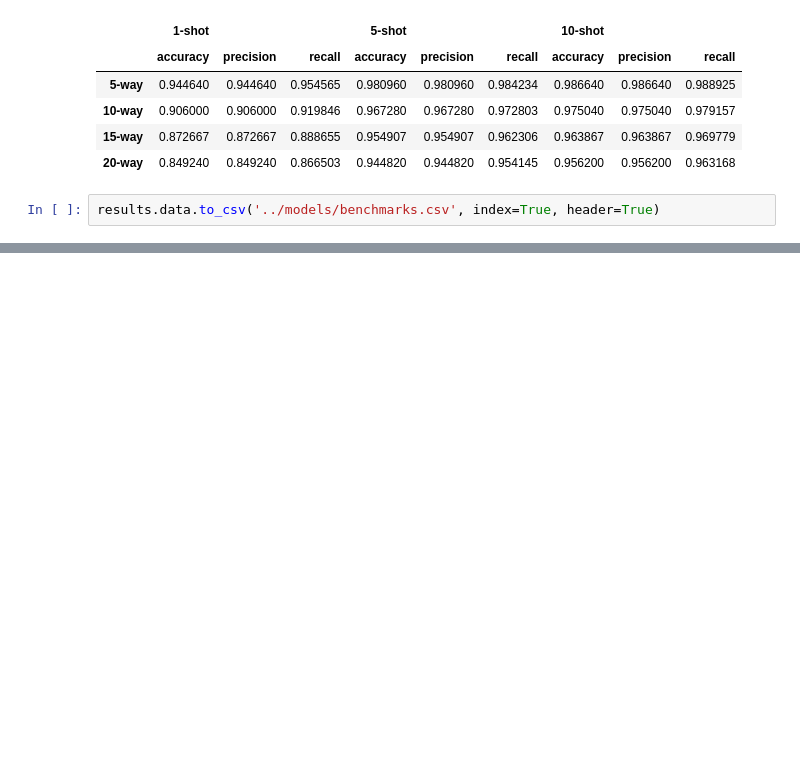
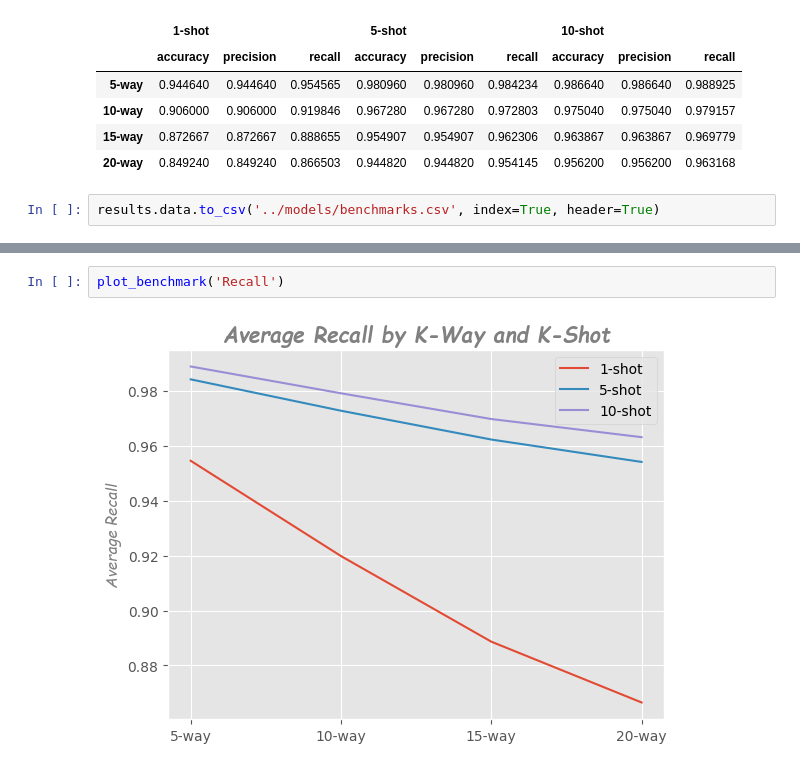
Before and after one commit to afhabibieee/car-attr-classifier, a Jupyter notebook: src/test.ipynb, the cells around one changed output, grey strips where cells are left out. Saved outputs shown, nothing was run; the diff lists cells and outputs as text; blank space fills up the shorter version.

```diff
--- a/src/test.ipynb
+++ b/src/test.ipynb
@@ -252,0 +282,4 @@ results.data.to_csv('../models/benchmarks.csv', index=True, header=True)
+# %%
+plot_benchmark('Recall')
+# %% [output]
+[figure, added]
```
Also changed, not shown: parts of 5 cells of this notebook.
